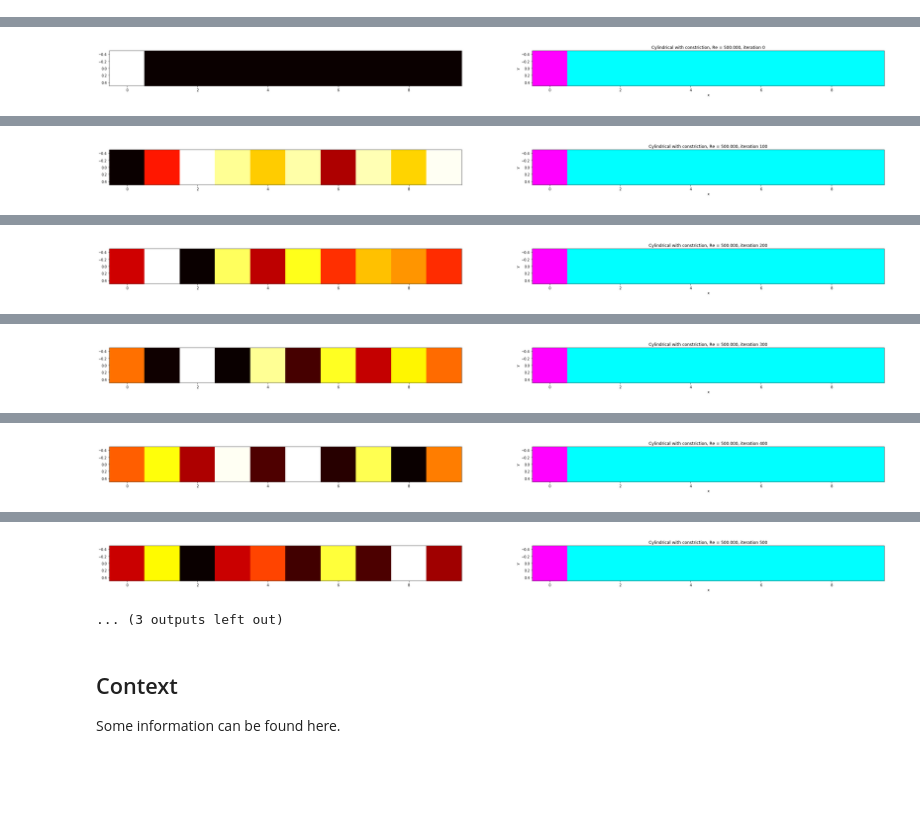
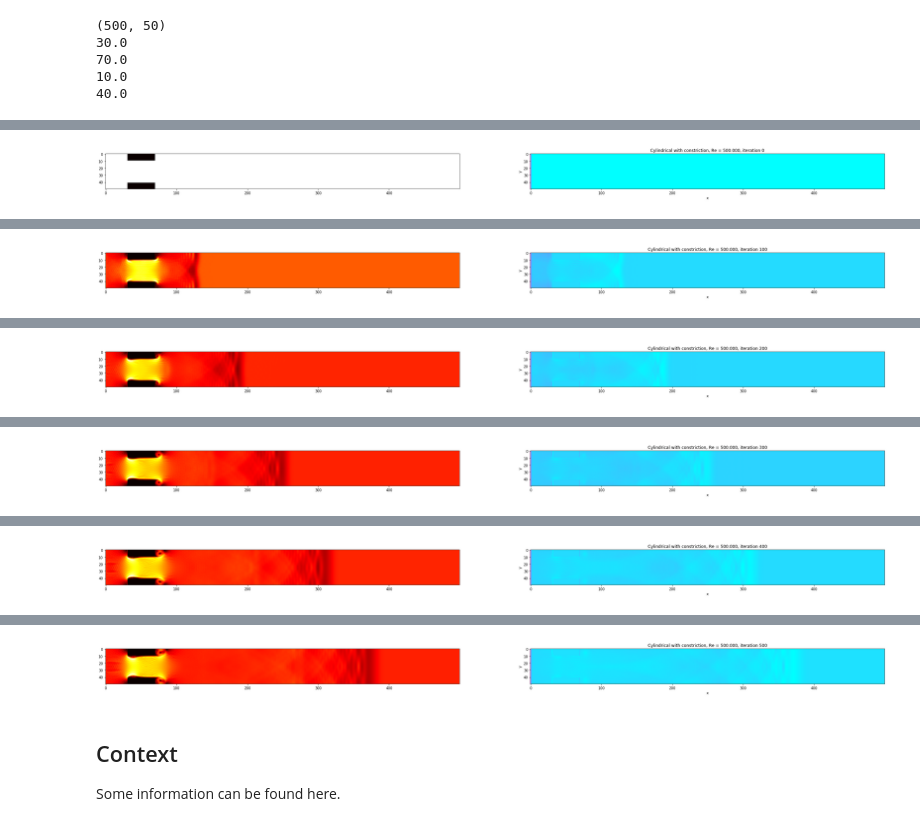
Before and after one commit to daimonie/LatticeBoltzmannD2Q9, a Jupyter notebook: cfd_constriction.ipynb, the cells around one changed output, grey strips where cells are left out. Cells and saved outputs as stored; diff of their text form; code cells hidden in the pictures; blank space fills up the shorter version.

Commit message:
Fixed constriction

```diff
--- a/cfd_constriction.ipynb
+++ b/cfd_constriction.ipynb
@@ -11,22 +11,30 @@ re = 500
 numSteps = 250000
 numSnap = 100;
 # %%
-finegrain = .01
 
-width = int(finegrain * 1000)
-height = int(finegrain * 100)
+width = int(500)
+height = int(50)
 # %%
 tube = tubeConstriction(re, width, height, height/9)
 
 tube.initialise()
-tube.geometry (1/10)
+tube.geometry (1/10, 40, 20)
 
+# Numbers
+#  500/10 = 50; so constriction is 30 < x < 70
+#  constriction for y < 10 and y > 40
 time = 0
+# %% [output]
+(500, 50)
+30.0
+70.0
+10.0
+40.0
 # %%
 while True:
     speed, density = tube.evolve()
     if time%100 == 0:
-        print("Iteration %d, elapsed time %.3f, speed = %.3e" % (time, Karman.report_time (), time/Karman.report_time()))
+        print("Iteration %d, elapsed time %.3f, speed = %.3e" % (time, tube.report_time (), time/tube.report_time()))
     if time%numSnap == 0:
         fig, (ax1, ax2) = plt.subplots(2, sharex=True, sharey=True,  figsize=(40, 20))
         plt.subplot(121)
@@ -36,8 +44,11 @@ while True:
         plt.imshow(density.transpose(), cmap=cm.cool)
         plt.xlabel("x")
         plt.ylabel("y")
-        plt.title("Cylindrical with constriction, Re = %.3f, iteration %d" % (Karman.reynolds, time))
+        plt.title("Cylindrical with constriction, Re = %.3f, iteration %d" % (tube.reynolds, time))
         plt.show()
         plt.close()
     time += 1
+
+    if time>numSteps and time%numSnap == 0:
+        break
 # %% [output]
@@ -45 +56 @@ Iteration 0, elapsed time 42.851, speed = 0.000e+00
-[figure, old version]
+[figure, new version]
@@ -47 +58 @@ Iteration 100, elapsed time 43.371, speed = 2.306e+00
-[figure, old version]
+[figure, new version]
@@ -49 +60 @@ Iteration 200, elapsed time 43.949, speed = 4.551e+00
-[figure, old version]
+[figure, new version]
@@ -51 +62 @@ Iteration 300, elapsed time 44.522, speed = 6.738e+00
-[figure, old version]
+[figure, new version]
@@ -53 +64 @@ Iteration 400, elapsed time 45.109, speed = 8.868e+00
-[figure, old version]
+[figure, new version]
@@ -55,5 +66,4 @@ Iteration 500, elapsed time 45.646, speed = 1.095e+01
-[figure, old version]
+[figure, new version]
-... (3 outputs left out)
 # %% [markdown]
  <h2> Context </h2>
  <p> Some information can be found <a href="">here</a>.</p>
```
Also changed, not shown: parts of 1 cell of this notebook, 1 other file.
